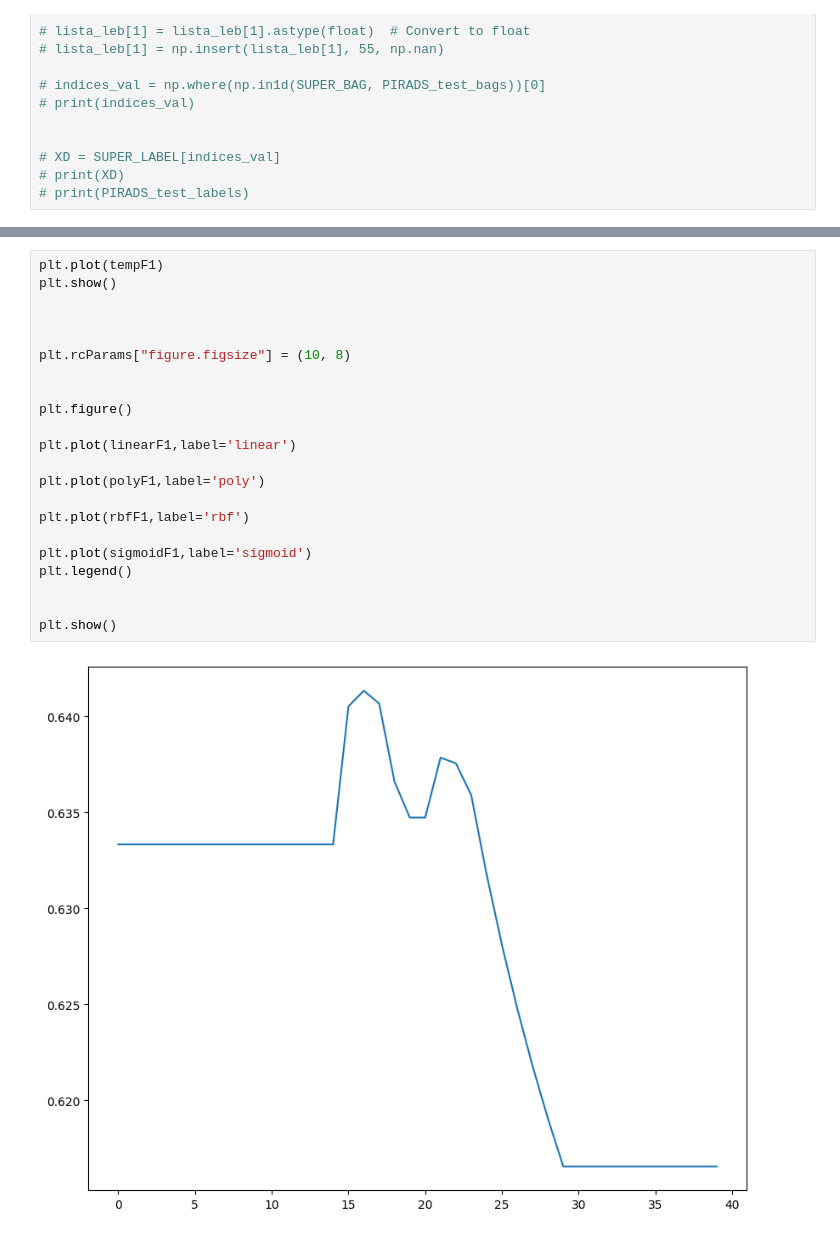
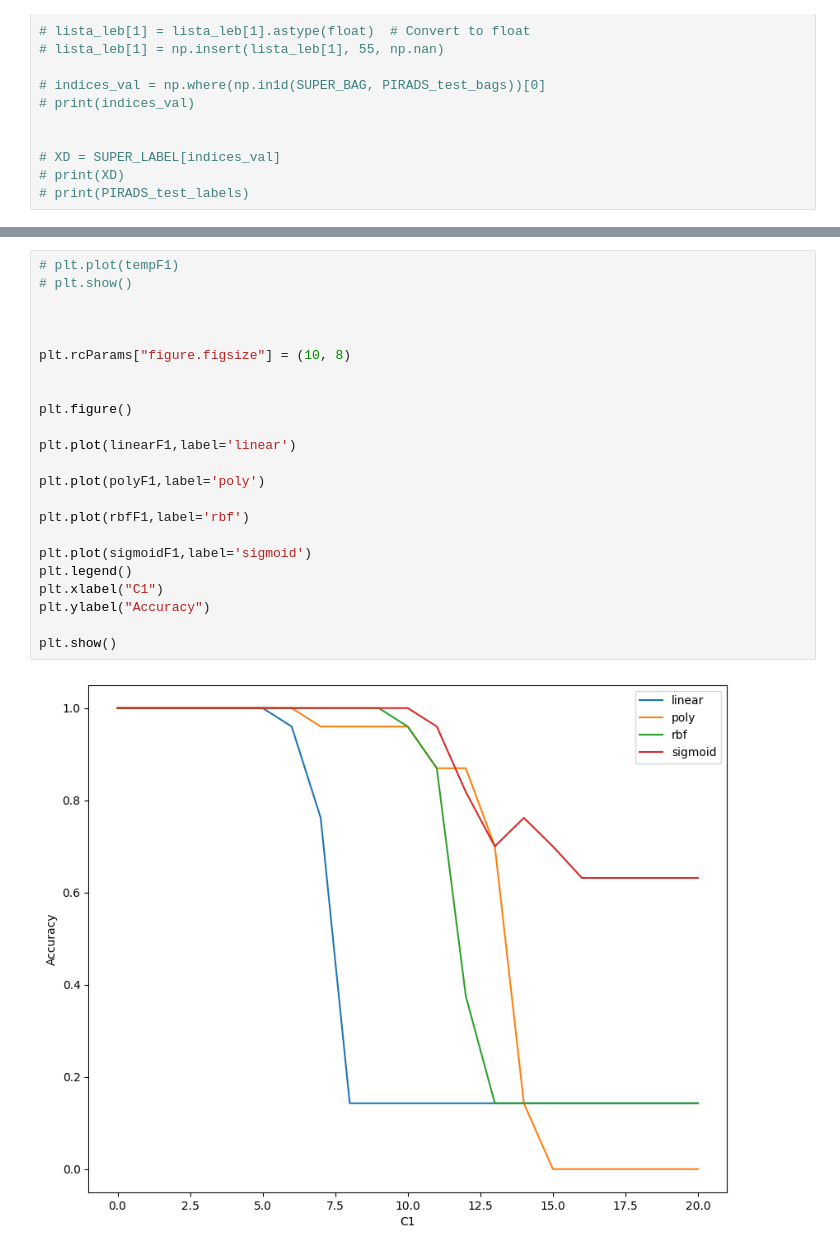
Before and after one commit to MavekGit/Feature_Classification, a Jupyter notebook: Klasyfikacja.ipynb, the cells around one changed output, grey strips where cells are left out. Drawn from its saved outputs; the diff is of its cells as text.

```diff
--- a/Klasyfikacja.ipynb
+++ b/Klasyfikacja.ipynb
@@ -283,24 +295,25 @@ for kernel in param_kernel:
 # %%
-plt.plot(tempF1)
-plt.show()
+# plt.plot(tempF1)
+# plt.show()
 
 
 
 plt.rcParams["figure.figsize"] = (10, 8)
 
 
 plt.figure()
 
 plt.plot(linearF1,label='linear')
 
 plt.plot(polyF1,label='poly')
 
 plt.plot(rbfF1,label='rbf')
 
 plt.plot(sigmoidF1,label='sigmoid')
 plt.legend()
-
+plt.xlabel("C1")
+plt.ylabel("Accuracy")
 
 plt.show()
 # %% [output]
-[figure, old version]
+[figure, new version]
```
Also changed, not shown: parts of 7 cells of this notebook, 2 other files.
